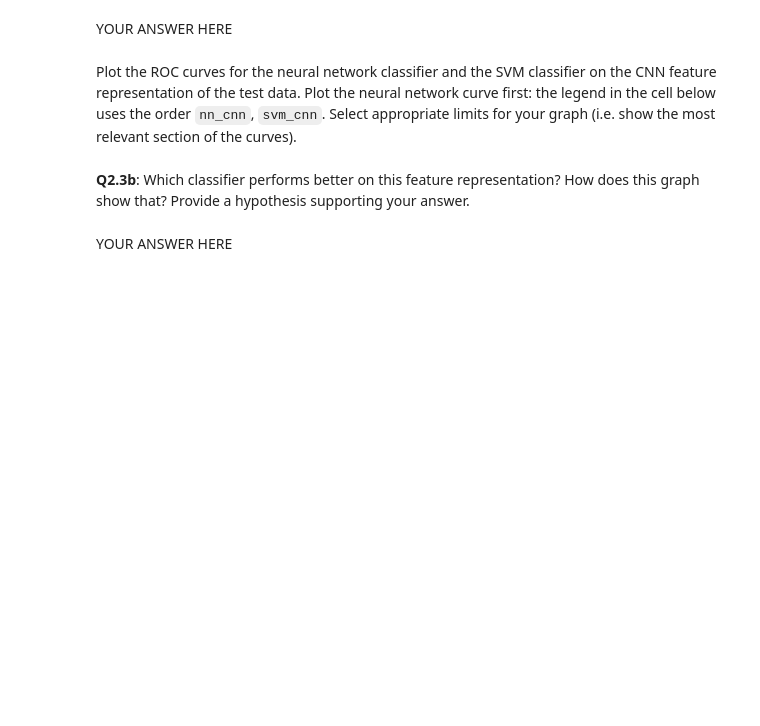
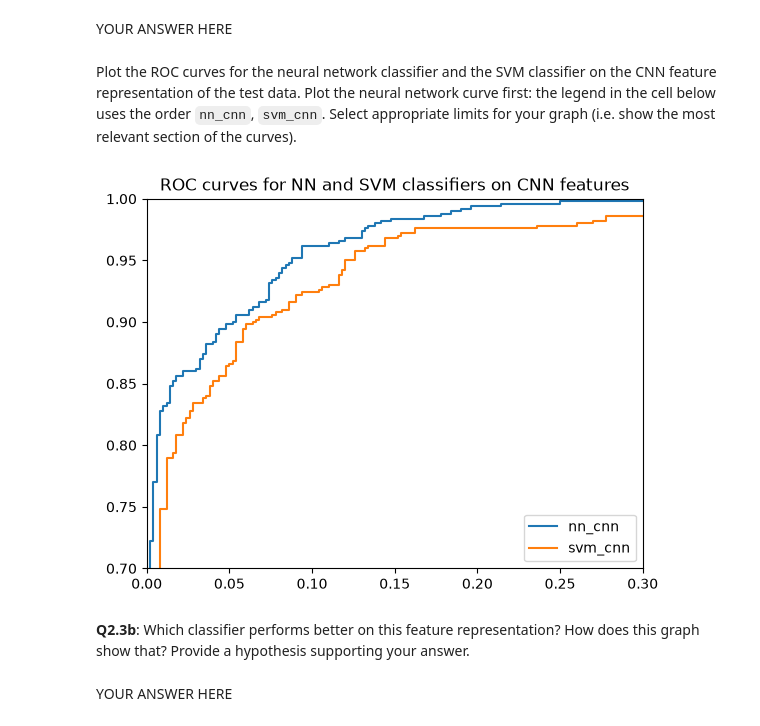
Before and after one commit to Aditto991/RO47004-Practicum1, a Jupyter notebook: practicum1.ipynb, the cells around one changed output. Drawn from its saved outputs; the diff is of its cells as text; code cells hidden in the pictures; blank space fills up the shorter version.

```diff
--- a/practicum1.ipynb
+++ b/practicum1.ipynb
@@ -728,11 +797,37 @@ Plot the ROC curves for the neural network classifier and the SVM classifier on
 # %%
 # CELL REF: C2.3c
 
 # YOUR CODE HERE
-raise NotImplementedError()
+# Neural network scores (probabilities)
+nn_scores = train_probs = None
+
+with torch.no_grad():
+    nn_logits = nnc(X_test_tensor)
+    nn_scores = torch.sigmoid(nn_logits).cpu().numpy().flatten()
+
+# SVM scores (decision values)
+svm_scores = svm_cnn.decision_function(X_test_cnn)
+
+# Calculate ROC curves
+fpr_nn, tpr_nn, _ = roc_curve(y_test, nn_scores)
+fpr_svm, tpr_svm, _ = roc_curve(y_test, svm_scores)
+
+# Plot neural network first, then SVM
+plt.plot(fpr_nn, tpr_nn)
+plt.plot(fpr_svm, tpr_svm)
+
+# Random classifier reference
+plt.plot([0, 1], [0, 1], 'r--')
+
+# Focus on the most relevant section
+plt.xlim(0, 0.3)
+plt.ylim(0.7, 1.0)
+
 plt.title('ROC curves for NN and SVM classifiers on CNN features')
 plt.legend(['nn_cnn', 'svm_cnn'], loc='lower right')
 plt.show()
+# %% [output]
+[figure, added]
 # %% [markdown]
 **Q2.3b**: Which classifier performs better on this feature representation? How does this graph show that? Provide a hypothesis supporting your answer.
 # %% [markdown]
```
Also changed, not shown: parts of 5 cells of this notebook.
